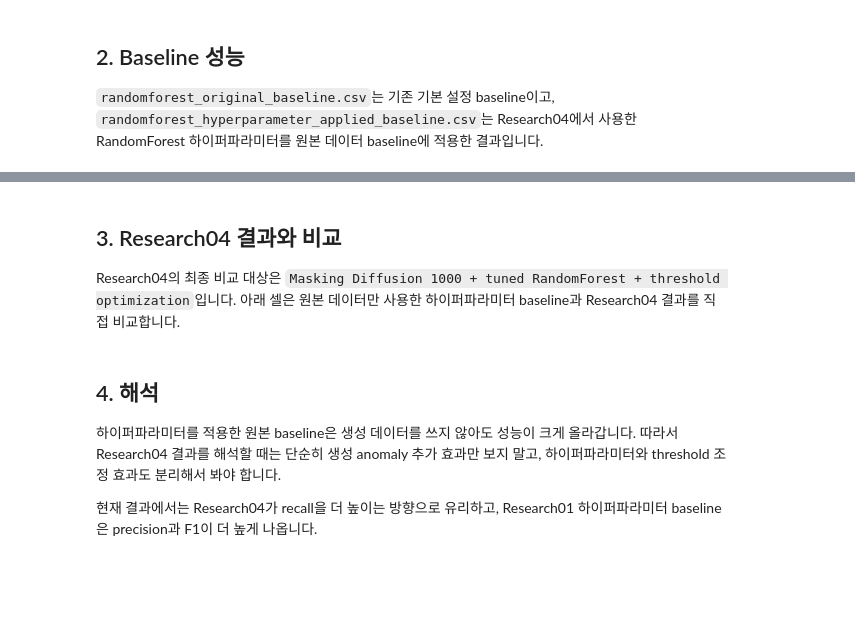
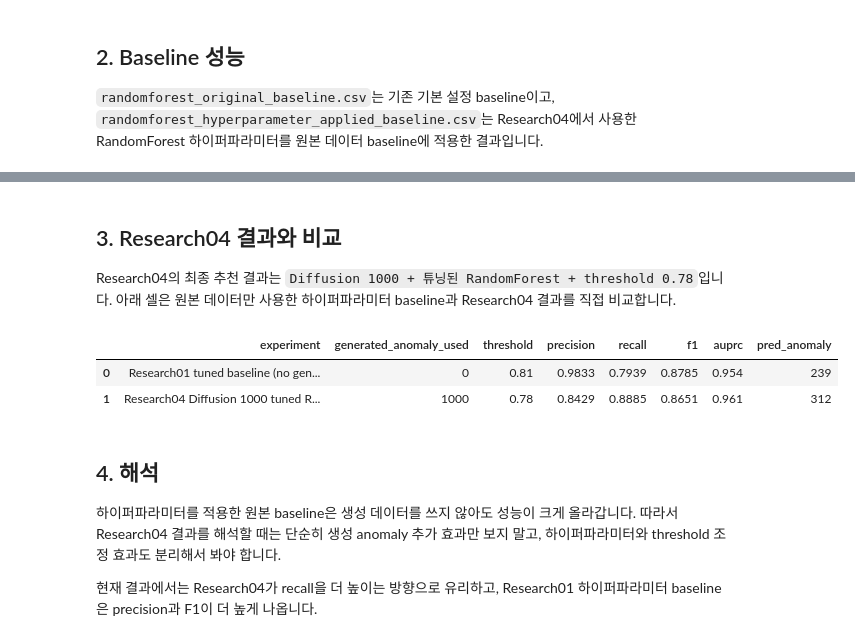
Before and after one commit to JHONEY-076/Data-Augmentation-for-Manufacturing-Time-Series-Anomaly-Detection_Research, a Jupyter notebook: notebooks/Research01_baseline_pipeline.ipynb, the cells around one changed output, grey strips where cells are left out. Saved outputs shown, nothing was run; the diff lists cells and outputs as text; code cells hidden in the pictures; blank space fills up the shorter version.

```diff
--- a/notebooks/Research01_baseline_pipeline.ipynb
+++ b/notebooks/Research01_baseline_pipeline.ipynb
@@ -73,42 +98,46 @@ display(baseline_compare_df[metric_cols].round(4))
 # %% [markdown]
 ## 3. Research04 결과와 비교
 
-Research04의 최종 비교 대상은 `Masking Diffusion 1000 + tuned RandomForest + threshold optimization`입니다. 아래 셀은 원본 데이터만 사용한 하이퍼파라미터 baseline과 Research04 결과를 직접 비교합니다.
+Research04의 최종 추천 결과는 `Diffusion 1000 + 튜닝된 RandomForest + threshold 0.78`입니다. 아래 셀은 원본 데이터만 사용한 하이퍼파라미터 baseline과 Research04 결과를 직접 비교합니다.
 # %%
-research04_strategy_path = RESEARCH03_RESULT_DIR / "masking_diffusion1000_tuned_threshold_strategy_comparison.csv"
+research04_strategy_path = RESEARCH03_RESULT_DIR / "diffusion1000_tuned_threshold_strategy_comparison.csv"
 
 if research04_strategy_path.exists():
     research04_df = pd.read_csv(research04_strategy_path)
     selected_research04 = research04_df.loc[
         research04_df["strategy"].str.startswith("max_recall_with_validation_precision")
     ].iloc[0]
 
     base = tuned_baseline_df.iloc[0]
     comparison_df = pd.DataFrame([
         {
             "experiment": "Research01 tuned baseline (no generated data)",
             "generated_anomaly_used": int(base["generated_anomaly_used"]),
             "threshold": base["threshold_selected_on_real_validation"],
             "precision": base["precision"],
             "recall": base["recall"],
             "f1": base["f1"],
             "auprc": base["auprc"],
             "pred_anomaly": int(base["pred_anomaly"]),
         },
         {
-            "experiment": "Research04 Masking Diffusion 1000 tuned RF + threshold optimization",
+            "experiment": "Research04 Diffusion 1000 tuned RF + threshold optimization",
             "generated_anomaly_used": 1000,
             "threshold": selected_research04["threshold"],
             "precision": selected_research04["final_precision"],
             "recall": selected_research04["final_recall"],
             "f1": selected_research04["final_f1"],
             "auprc": selected_research04["final_auprc"],
             "pred_anomaly": int(selected_research04["final_pred_anomaly"]),
         },
     ])
     display(comparison_df.round(4))
 else:
     print("Research04 result not found:", research04_strategy_path)
+# %% [output]
+|  | experiment | generated_anomaly_used | threshold | precision | recall | f1 | auprc | pred_anomaly |
+| 0 | Research01 tuned baseline (no gen... | 0 | 0.81 | 0.9833 | 0.7939 | 0.8785 | 0.954 | 239 |
+| 1 | Research04 Diffusion 1000 tuned R... | 1000 | 0.78 | 0.8429 | 0.8885 | 0.8651 | 0.961 | 312 |
 # %% [markdown]
 ## 4. 해석
 
```
Also changed, not shown: parts of 4 cells of this notebook, 8 other files.
